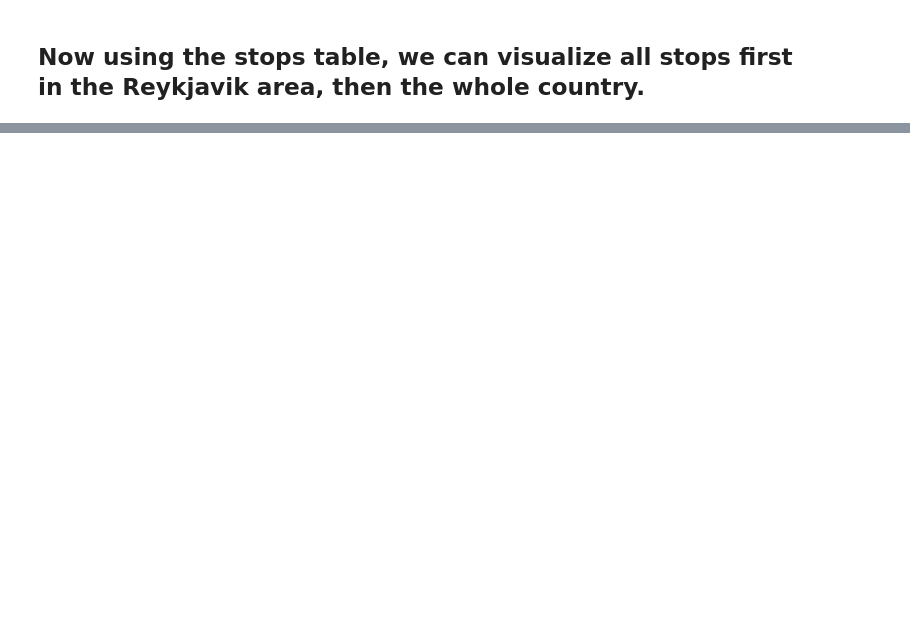
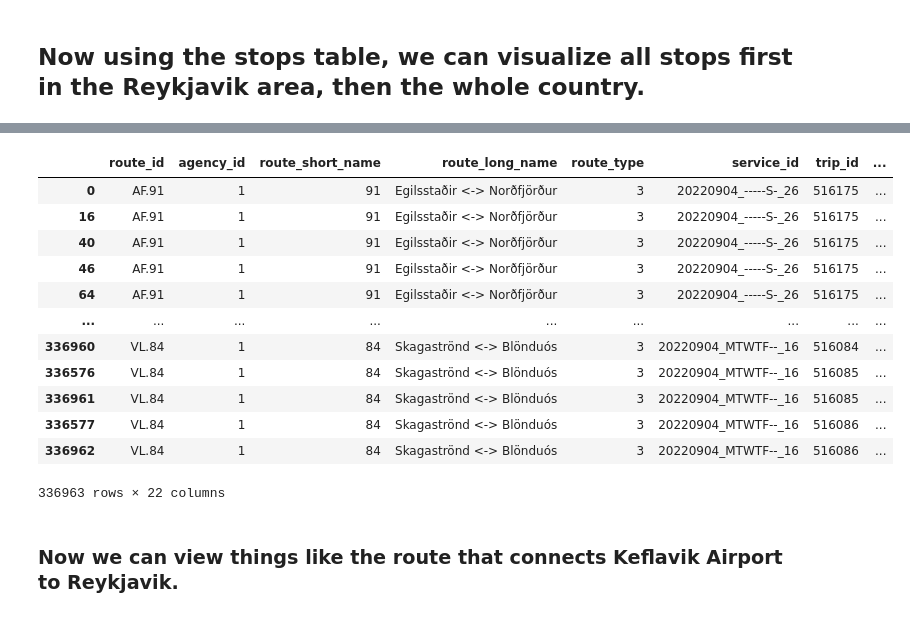
Before and after one commit to ptallaks/straeto_eda, a Jupyter notebook: strætó_eda.ipynb, the cells around one changed output, grey strips where cells are left out. Drawn from its saved outputs; the diff is of its cells as text; code cells hidden in the pictures; blank space fills up the shorter version.

```diff
--- a/strætó_eda.ipynb
+++ b/strætó_eda.ipynb
@@ -122,3 +122,19 @@ for index, row in stops_df.iterrows():
 map_iceland
 # %% [output]
 [interactive output not drawn]
+# %%
+routes_df = dataframes['routes']
+trips_df = dataframes['trips']
+stop_times_df = dataframes['stop_times']
+stops_df = dataframes['stops']
+
+
+merged_df = pd.merge(routes_df, trips_df, on='route_id')
+merged_df = pd.merge(merged_df, stop_times_df, on='trip_id')
+merged_df = pd.merge(merged_df, stops_df, on='stop_id')
+
+merged_df.sort_values(by=['route_id', 'trip_id', 'stop_sequence'], inplace=True)
+
+grouped = merged_df.groupby(['route_id', 'trip_id']).agg({'stop_lat': list, 'stop_lon': list, 'stop_name': list}).reset_index()
+
+grouped
@@ -124,0 +155,18 @@ map_iceland
+# %%
+merged_df
+# %% [output]
+|  | route_id | agency_id | route_short_name | route_long_name | route_type | service_id | trip_id | ... |
+| 0 | AF.91 | 1 | 91 | Egilsstaðir <-> Norðfjörður | 3 | 20220904_-----S-_26 | 516175 | ... |
+| 16 | AF.91 | 1 | 91 | Egilsstaðir <-> Norðfjörður | 3 | 20220904_-----S-_26 | 516175 | ... |
+| 40 | AF.91 | 1 | 91 | Egilsstaðir <-> Norðfjörður | 3 | 20220904_-----S-_26 | 516175 | ... |
+| 46 | AF.91 | 1 | 91 | Egilsstaðir <-> Norðfjörður | 3 | 20220904_-----S-_26 | 516175 | ... |
+| 64 | AF.91 | 1 | 91 | Egilsstaðir <-> Norðfjörður | 3 | 20220904_-----S-_26 | 516175 | ... |
+| ... | ... | ... | ... | ... | ... | ... | ... | ... |
+| 336960 | VL.84 | 1 | 84 | Skagaströnd <-> Blönduós | 3 | 20220904_MTWTF--_16 | 516084 | ... |
+| 336576 | VL.84 | 1 | 84 | Skagaströnd <-> Blönduós | 3 | 20220904_MTWTF--_16 | 516085 | ... |
+| 336961 | VL.84 | 1 | 84 | Skagaströnd <-> Blönduós | 3 | 20220904_MTWTF--_16 | 516085 | ... |
+| 336577 | VL.84 | 1 | 84 | Skagaströnd <-> Blönduós | 3 | 20220904_MTWTF--_16 | 516086 | ... |
+| 336962 | VL.84 | 1 | 84 | Skagaströnd <-> Blönduós | 3 | 20220904_MTWTF--_16 | 516086 | ... |
+336963 rows × 22 columns
+# %% [markdown]
+### Now we can view things like the route that connects Keflavik Airport to Reykjavik.
```
Also changed, not shown: parts of 2 cells of this notebook.
